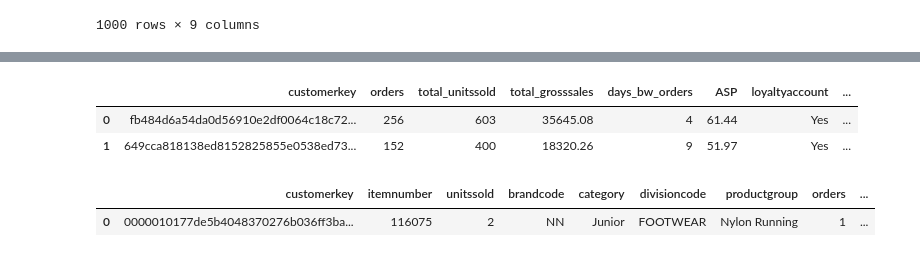
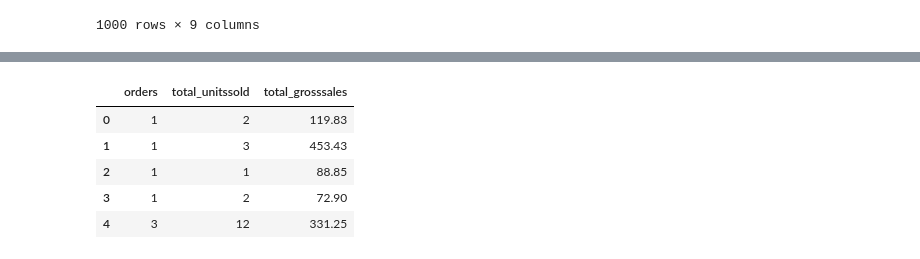
Before and after one commit to emmaranderson/Peak_Diss, a Jupyter notebook: Final .ipynb, the cells around one changed output, grey strips where cells are left out. Cells and saved outputs as stored; diff of their text form; code cells hidden in the pictures.

```diff
--- a/Final .ipynb
+++ b/Final .ipynb
@@ -294,12 +256,0 @@ cust_summary['class'] = cust_summary.apply(class_, axis=1)
-# %%
-cust_summary.head(2)
-# %% [output]
-|  | customerkey | orders | total_unitssold | total_grosssales | days_bw_orders | ASP | loyaltyaccount | ... |
-| 0 | fb484d6a54da0d56910e2df0064c18c72... | 256 | 603 | 35645.08 | 4 | 61.44 | Yes | ... |
-| 1 | 649cca818138ed8152825855e0538ed73... | 152 | 400 | 18320.26 | 9 | 51.97 | Yes | ... |
-# %%
-full = pd.read_csv('Product_customer.csv', index_col=0)
-full.head(1)
-# %% [output]
-|  | customerkey | itemnumber | unitssold | brandcode | category | divisioncode | productgroup | orders | ... |
-| 0 | 0000010177de5b4048370276b036ff3ba... | 116075 | 2 | NN | Junior | FOOTWEAR | Nylon Running | 1 | ... |
@@ -305,0 +263,10 @@ full.head(1)
+# %%
+cust_sum_cont = cust_sum[['orders','total_unitssold','total_grosssales']]
+cust_sum_cont.head()
+# %% [output]
+|  | orders | total_unitssold | total_grosssales |
+| 0 | 1 | 2 | 119.83 |
+| 1 | 1 | 3 | 453.43 |
+| 2 | 1 | 1 | 88.85 |
+| 3 | 1 | 2 | 72.90 |
+| 4 | 3 | 12 | 331.25 |
```
Also changed, not shown: parts of 20 cells of this notebook.
